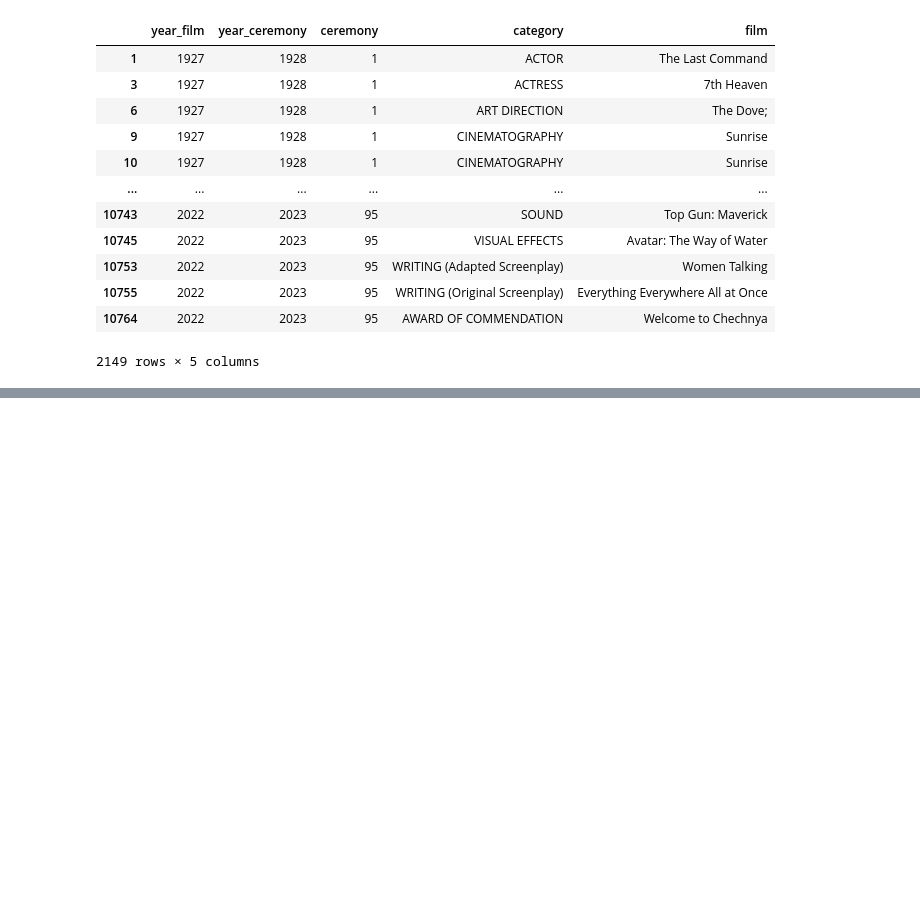
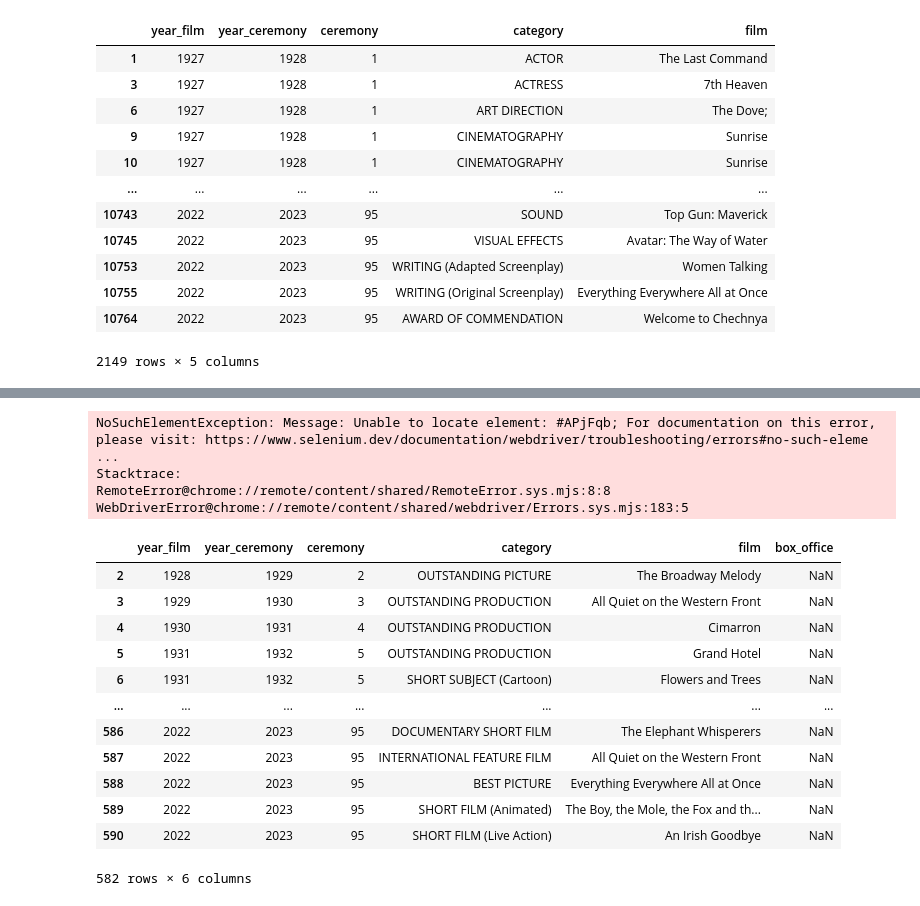
Before and after one commit to davidfernandez1619/ETL_project, a Jupyter notebook: Oscars dataset.ipynb, the cells around one changed output, grey strips where cells are left out. Drawn from its saved outputs; the diff is of its cells as text; code cells hidden in the pictures; blank space fills up the shorter version.

```diff
--- a/Oscars dataset.ipynb
+++ b/Oscars dataset.ipynb
@@ -117,0 +135,54 @@ finaldf # This is my final dataframe
+# %%
+driver = webdriver.Firefox()
+
+tiempo_espera = random.uniform(0.5, 1)
+
+for index, (value, year) in enumerate(zip(finaldf['film'], finaldf['year_film'])):
+    driver = webdriver.Firefox()
+    driver.get("https://www.google.com/webhp?hl=es&sa=X&ved=0ahUKEwib6NqMzP7_AhUbVqQEHU22BKcQPAgJ")
+    driver.implicitly_wait(2)
+
+    try:
+        driver.find_element("css selector","#L2AGLb > div:nth-child(1)").click() # We click to accept the cookies
+    except:
+        pass
+
+    driver.find_element("css selector","#APjFqb").send_keys(f'"{value} {str(year)}"' + ' ' + 'site:https://www.boxofficemojo.com/', Keys.ENTER) # We select the search box with each film and year
+
+    try:
+        driver.find_element("css selector",".LC20lb").click() # If we get results, we click on the link
+
+        try:
+            box_office = driver.find_element('css selector','.mojo-performance-summary-table > div:nth-child(4) > span:nth-child(3) > span:nth-child(1)').text # If the page shows the box office, we store the value in a variable called 'box_office'
+            finaldf.loc[index, 'box_office'] = box_office
+
+        except:
+            finaldf.loc[index, 'box_office'] = np.nan # If not, we store the value as null
+    except:
+        finaldf.loc[index, 'box_office'] = np.nan
+
+    driver.quit()
+    time.sleep(2)  # Esperar 2 segundos antes de abrir el navegador nuevamente
+
+driver.quit()
+# %% [output]
+NoSuchElementException: Message: Unable to locate element: #APjFqb; For documentation on this error, please visit: https://www.selenium.dev/documentation/webdriver/troubleshooting/errors#no-such-eleme ...
+Stacktrace:
+RemoteError@chrome://remote/content/shared/RemoteError.sys.mjs:8:8
+WebDriverError@chrome://remote/content/shared/webdriver/Errors.sys.mjs:183:5
+# %%
+df_sin_url = finaldf[finaldf['box_office'].isnull()]
+# %% [output]
+|  | year_film | year_ceremony | ceremony | category | film | box_office |
+| 2 | 1928 | 1929 | 2 | OUTSTANDING PICTURE | The Broadway Melody | NaN |
+| 3 | 1929 | 1930 | 3 | OUTSTANDING PRODUCTION | All Quiet on the Western Front | NaN |
+| 4 | 1930 | 1931 | 4 | OUTSTANDING PRODUCTION | Cimarron | NaN |
+| 5 | 1931 | 1932 | 5 | OUTSTANDING PRODUCTION | Grand Hotel | NaN |
+| 6 | 1931 | 1932 | 5 | SHORT SUBJECT (Cartoon) | Flowers and Trees | NaN |
+| ... | ... | ... | ... | ... | ... | ... |
+| 586 | 2022 | 2023 | 95 | DOCUMENTARY SHORT FILM | The Elephant Whisperers | NaN |
+| 587 | 2022 | 2023 | 95 | INTERNATIONAL FEATURE FILM | All Quiet on the Western Front | NaN |
+| 588 | 2022 | 2023 | 95 | BEST PICTURE | Everything Everywhere All at Once | NaN |
+| 589 | 2022 | 2023 | 95 | SHORT FILM (Animated) | The Boy, the Mole, the Fox and th... | NaN |
+| 590 | 2022 | 2023 | 95 | SHORT FILM (Live Action) | An Irish Goodbye | NaN |
+582 rows × 6 columns
```
Also changed, not shown: parts of 8 cells of this notebook.
